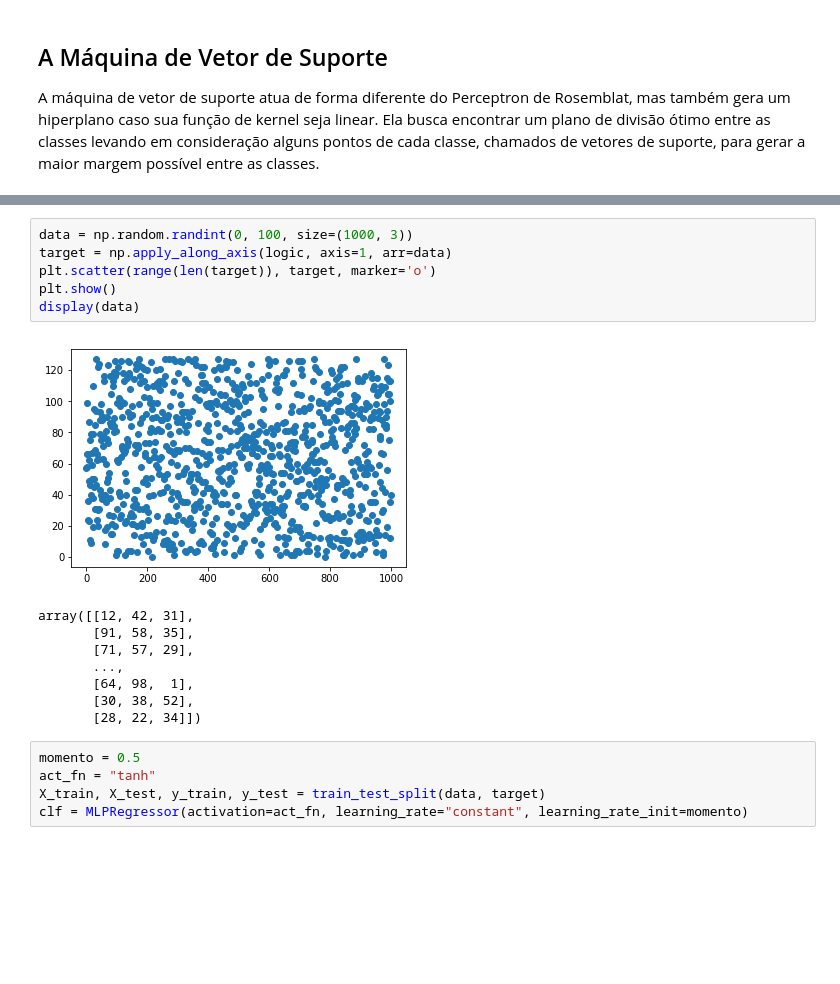
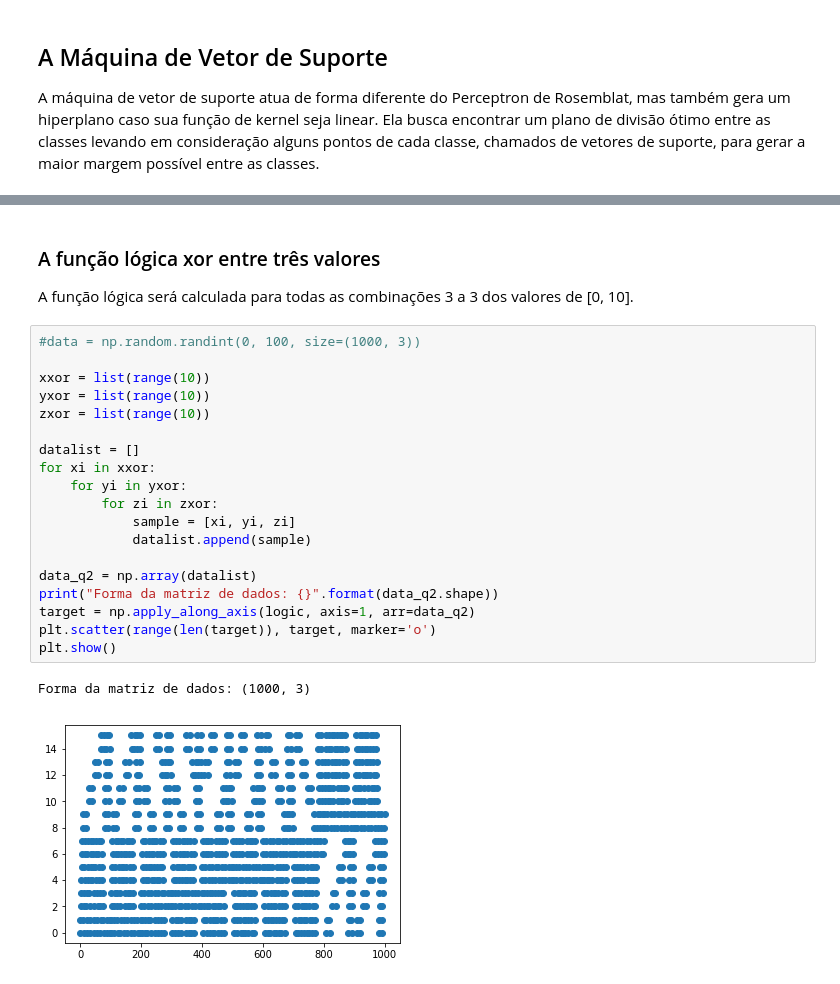
Before and after one commit to edujtm/machine-learning-course, a Jupyter notebook: Supervised Machine Learning.ipynb, the cells around one changed output, grey strips where cells are left out. Drawn from its saved outputs; the diff is of its cells as text; blank space fills up the shorter version.

```diff
--- a/Supervised Machine Learning.ipynb
+++ b/Supervised Machine Learning.ipynb
@@ -137,20 +186,26 @@ def erro_medio(predicao, atual):
+# %% [markdown]
+### A função lógica xor entre três valores
+
+A função lógica será calculada para todas as combinações 3 a 3 dos valores de [0, 10].
 # %%
-data = np.random.randint(0, 100, size=(1000, 3))
-target = np.apply_along_axis(logic, axis=1, arr=data)
+#data = np.random.randint(0, 100, size=(1000, 3))
+
+xxor = list(range(10))
+yxor = list(range(10))
+zxor = list(range(10))
+
+datalist = []
+for xi in xxor:
+    for yi in yxor:
+        for zi in zxor:
+            sample = [xi, yi, zi]
+            datalist.append(sample)
+
+data_q2 = np.array(datalist)
+print("Forma da matriz de dados: {}".format(data_q2.shape))
+target = np.apply_along_axis(logic, axis=1, arr=data_q2)
 plt.scatter(range(len(target)), target, marker='o')
 plt.show()
-display(data)
 # %% [output]
+Forma da matriz de dados: (1000, 3)
-[figure, old version]
+[figure, new version]
-array([[12, 42, 31],
-       [91, 58, 35],
-       [71, 57, 29],
-       ...,
-       [64, 98,  1],
-       [30, 38, 52],
-       [28, 22, 34]])
-# %%
-momento = 0.5
-act_fn = "tanh"
-X_train, X_test, y_train, y_test = train_test_split(data, target)
-clf = MLPRegressor(activation=act_fn, learning_rate="constant", learning_rate_init=momento)
```
Also changed, not shown: parts of 18 cells of this notebook.
